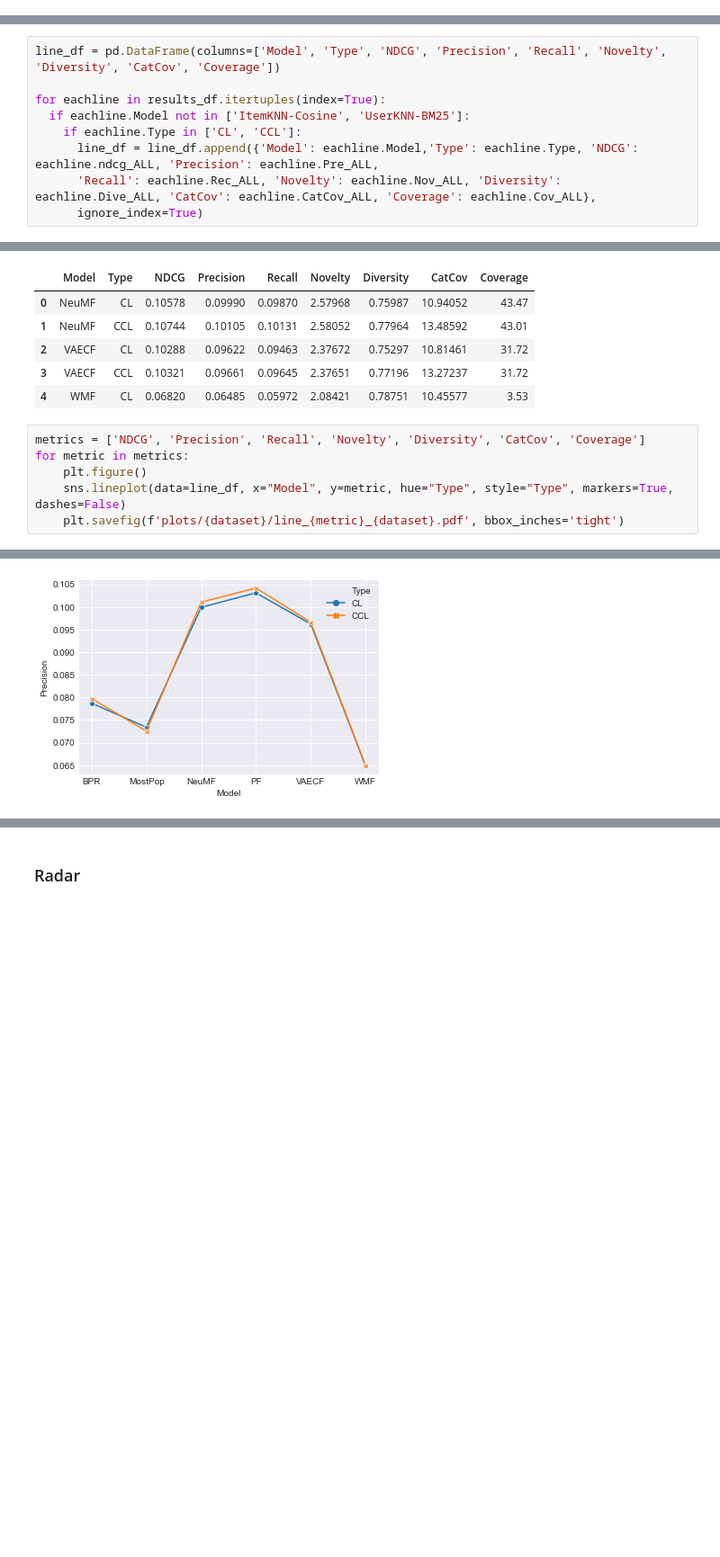
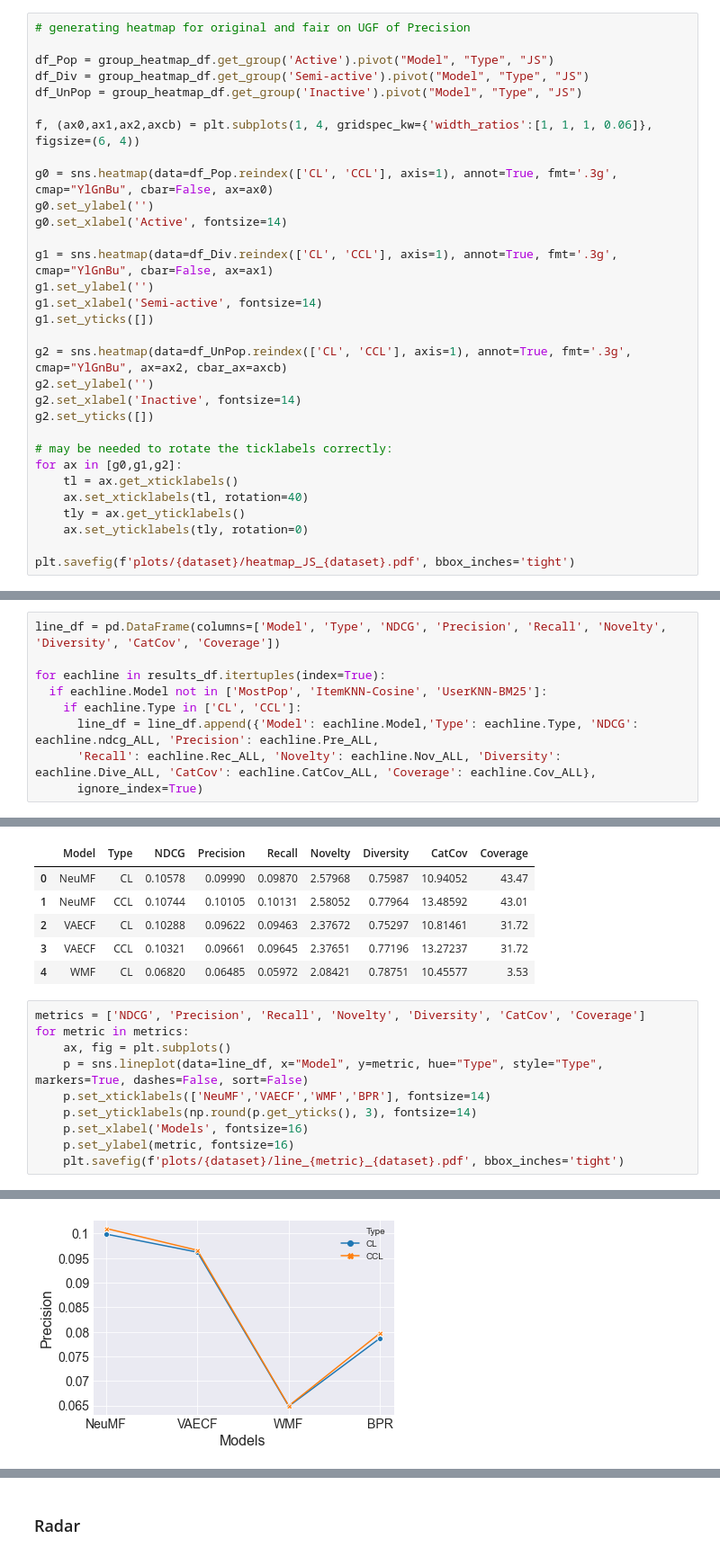
Before and after one commit to rahmanidashti/CalibrationFair, a Jupyter notebook: plots_results.ipynb, the cells around one changed output, grey strips where cells are left out. Shown at 90% size. Saved outputs shown, nothing was run; the diff lists cells and outputs as text; blank space fills up the shorter version.

```diff
--- a/plots_results.ipynb
+++ b/plots_results.ipynb
@@ -105,0 +105,31 @@ plt.savefig(f'plots/{dataset}/heatmap_{dataset}.pdf', bbox_inches='tight')
+# %%
+# generating heatmap for original and fair on UGF of Precision
+
+df_Pop = group_heatmap_df.get_group('Active').pivot("Model", "Type", "JS")
+df_Div = group_heatmap_df.get_group('Semi-active').pivot("Model", "Type", "JS")
+df_UnPop = group_heatmap_df.get_group('Inactive').pivot("Model", "Type", "JS")
+
+f, (ax0,ax1,ax2,axcb) = plt.subplots(1, 4, gridspec_kw={'width_ratios':[1, 1, 1, 0.06]}, figsize=(6, 4))
+
+g0 = sns.heatmap(data=df_Pop.reindex(['CL', 'CCL'], axis=1), annot=True, fmt='.3g', cmap="YlGnBu", cbar=False, ax=ax0)
+g0.set_ylabel('')
+g0.set_xlabel('Active', fontsize=14)
+
+g1 = sns.heatmap(data=df_Div.reindex(['CL', 'CCL'], axis=1), annot=True, fmt='.3g', cmap="YlGnBu", cbar=False, ax=ax1)
+g1.set_ylabel('')
+g1.set_xlabel('Semi-active', fontsize=14)
+g1.set_yticks([])
+
+g2 = sns.heatmap(data=df_UnPop.reindex(['CL', 'CCL'], axis=1), annot=True, fmt='.3g', cmap="YlGnBu", ax=ax2, cbar_ax=axcb)
+g2.set_ylabel('')
+g2.set_xlabel('Inactive', fontsize=14)
+g2.set_yticks([])
+
+# may be needed to rotate the ticklabels correctly:
+for ax in [g0,g1,g2]:
+    tl = ax.get_xticklabels()
+    ax.set_xticklabels(tl, rotation=40)
+    tly = ax.get_yticklabels()
+    ax.set_yticklabels(tly, rotation=0)
+
+plt.savefig(f'plots/{dataset}/heatmap_JS_{dataset}.pdf', bbox_inches='tight')
@@ -109,7 +151,7 @@ plt.savefig(f'plots/{dataset}/heatmap_{dataset}.pdf', bbox_inches='tight')
 line_df = pd.DataFrame(columns=['Model', 'Type', 'NDCG', 'Precision', 'Recall', 'Novelty', 'Diversity', 'CatCov', 'Coverage'])
 
 for eachline in results_df.itertuples(index=True):
-  if eachline.Model not in ['ItemKNN-Cosine', 'UserKNN-BM25']:
+  if eachline.Model not in ['MostPop', 'ItemKNN-Cosine', 'UserKNN-BM25']:
     if eachline.Type in ['CL', 'CCL']:
       line_df = line_df.append({'Model': eachline.Model,'Type': eachline.Type, 'NDCG': eachline.ndcg_ALL, 'Precision': eachline.Pre_ALL,
       'Recall': eachline.Rec_ALL, 'Novelty': eachline.Nov_ALL, 'Diversity': eachline.Dive_ALL, 'CatCov': eachline.CatCov_ALL, 'Coverage': eachline.Cov_ALL},
@@ -126,7 +168,11 @@ line_df.head()
 # %%
 metrics = ['NDCG', 'Precision', 'Recall', 'Novelty', 'Diversity', 'CatCov', 'Coverage']
 for metric in metrics:
-    plt.figure()
-    sns.lineplot(data=line_df, x="Model", y=metric, hue="Type", style="Type", markers=True, dashes=False)
+    ax, fig = plt.subplots()
+    p = sns.lineplot(data=line_df, x="Model", y=metric, hue="Type", style="Type", markers=True, dashes=False, sort=False)
+    p.set_xticklabels(['NeuMF','VAECF','WMF','BPR'], fontsize=14)
+    p.set_yticklabels(np.round(p.get_yticks(), 3), fontsize=14)
+    p.set_xlabel('Models', fontsize=16)
+    p.set_ylabel(metric, fontsize=16)
     plt.savefig(f'plots/{dataset}/line_{metric}_{dataset}.pdf', bbox_inches='tight')
 # %% [output]
@@ -134 +180 @@ for metric in metrics:
-[figure, old version]
+[figure, new version]
```
Also changed, not shown: parts of 10 cells of this notebook, 36 other files.
